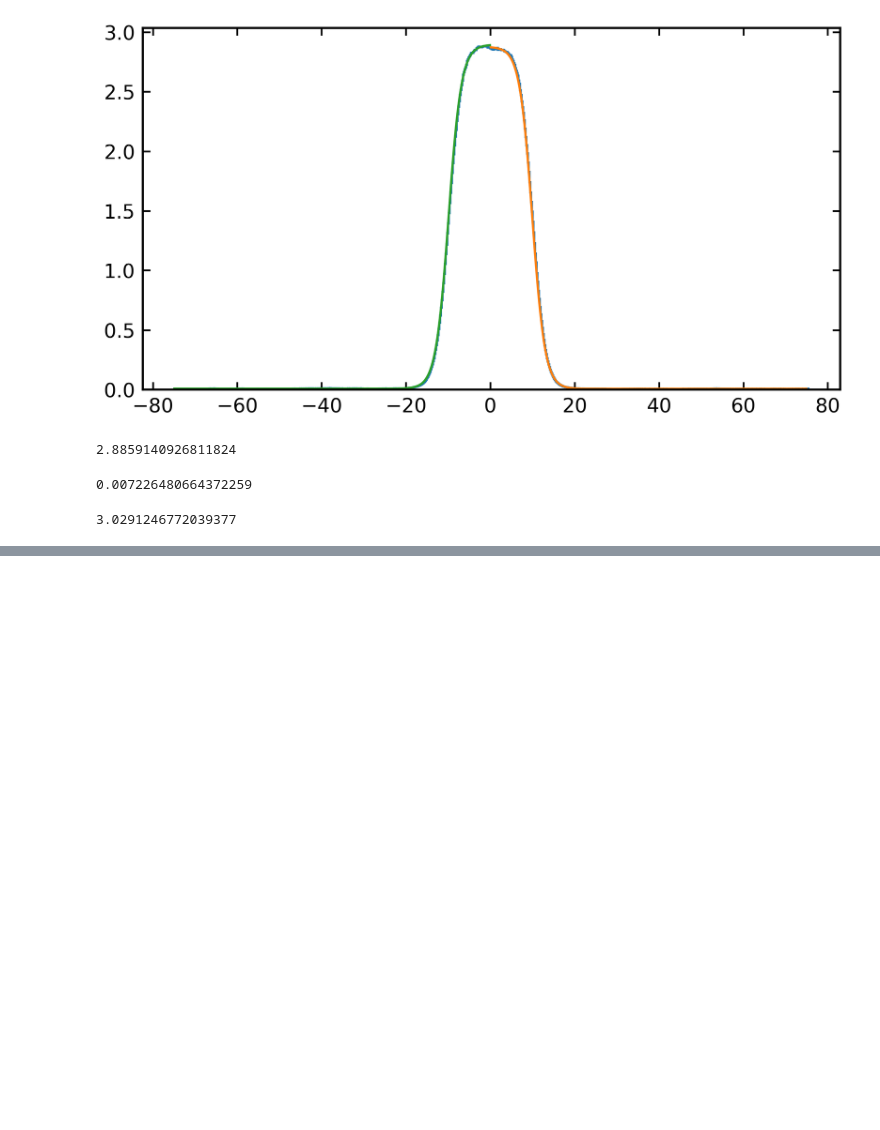
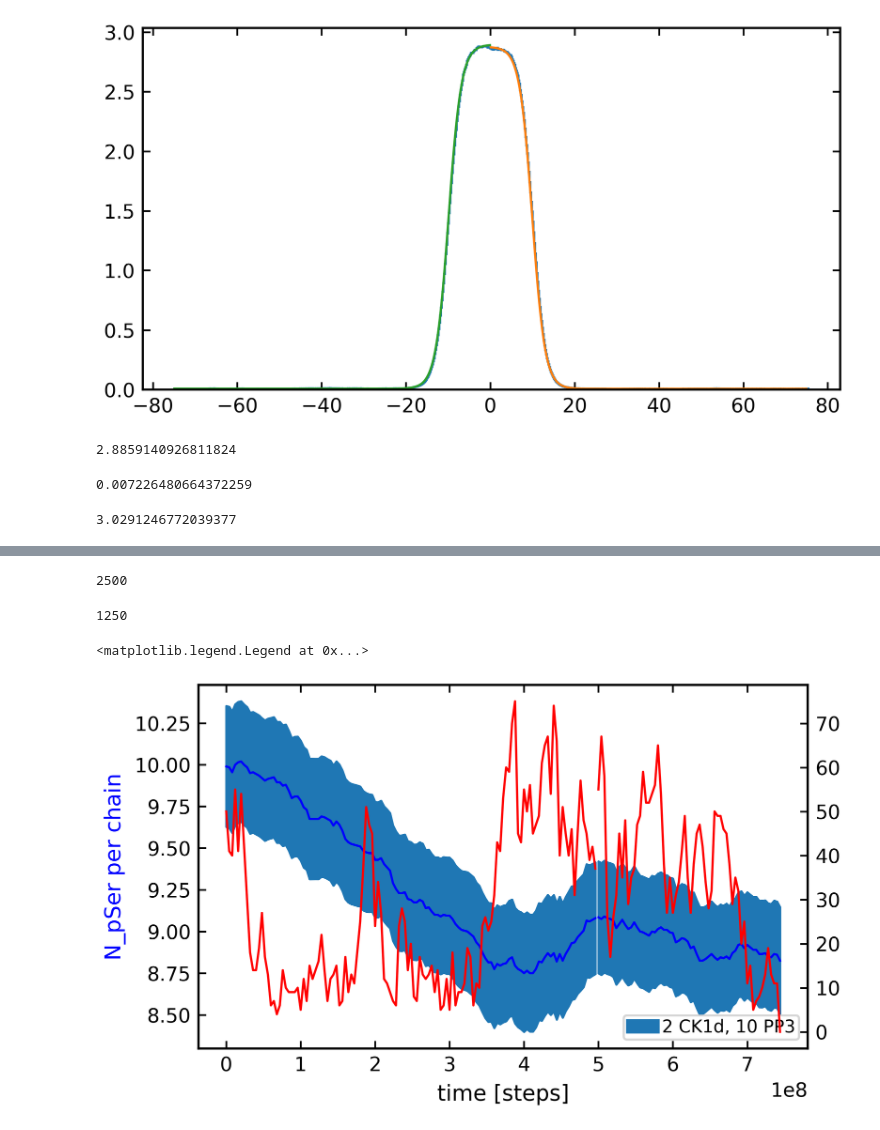
Before and after one commit to ezippo/HPA, a Jupyter notebook: active_droplets.ipynb, the cells around one changed output, grey strips where cells are left out. Cells and saved outputs as stored; diff of their text form; code cells hidden in the pictures; blank space fills up the shorter version.

```diff
--- a/active_droplets.ipynb
+++ b/active_droplets.ipynb
@@ -227,0 +257,50 @@ w
+# %%
+dirpath=path_ss+'search_200-tdp43-lcd_2-ck1d-open_10-pp3/'
+file_suffix='200-tdp43-lcd-2000pSer_2-com-ck1d-open_10-com-pp3_CAL3_search_'
+# %%
+n_chains_arr = np.zeros((len(times_ss)+int(len(times_ss)/2),200))
+with gsd.hoomd.open(dirpath+f'sim1_'+file_suffix+'dump_centered.gsd', 'rb') as input_gsd:
+    print(len(input_gsd))
+    for i, tt in enumerate(tqdm(times_ss)):
+        frame = input_gsd[int(tt)]
+        tmp_nc_5ck1d = hpa.cluster.clusters_size_from_dbscan_pbc_fast(frame, np.array([100,100,100]), n_particles=30800, n_chains=200, eps=1, min_sample=2)/154.
+        n_chains_arr[i] = tmp_nc_5ck1d
+
+with gsd.hoomd.open(dirpath+f'sim1_'+file_suffix+'5us_dump_centered.gsd', 'rb') as input_gsd:
+    print(len(input_gsd))
+    for j, tt in enumerate(tqdm(times_ss[:int(len(times_ss)/2)])):
+        frame = input_gsd[int(tt)]
+        tmp_nc_5ck1d = hpa.cluster.clusters_size_from_dbscan_pbc_fast(frame, np.array([100,100,100]), n_particles=30800, n_chains=200, eps=1, min_sample=2)/154.
+        n_chains_arr[i+j] = tmp_nc_5ck1d
+# %% [output]
+2500
+1250
+# %%
+condensate_size_t = np.max(n_chains_arr, axis=1)
+# %%
+time_step_ss = times_ss*200000
+
+fig, ax1 = plt.subplots(figsize=(5, 3))
+
+# Plot the first array with the primary y-axis
+ax1.plot(time_step_ss, pSer_200_2_10, 'b')
+ax1.fill_between(time_step_ss, pSer_200_2_10-d_pSer_200_2_10, pSer_200_2_10+d_pSer_200_2_10, color='tab:blue', label='2 CK1d, 10 PP3')
+ax1.plot(time_step_ss[:62]+5*10e7, pSer_200_2_10_5us, 'b')
+ax1.fill_between(time_step_ss[:62]+5*10e7, pSer_200_2_10_5us-d_pSer_200_2_10_5us, pSer_200_2_10_5us+d_pSer_200_2_10_5us, color='tab:blue')
+
+ax1.set_xlabel('time [steps]')
+ax1.set_ylabel('N_pSer per chain', color='b')
+
+ax2 = ax1.twinx()
+ax2.plot(time_step_ss, condensate_size_t[:125], 'r')
+ax2.plot(time_step_ss[:62]+5*10e7, condensate_size_t[125:], 'r')
+
+#ax1.set_ylim(3,5)
+#ax1.set_xlim(2*1e8,10*1e8)
+ax1.legend(ncols=2, loc='lower right')
+#filename = '/localscratch/zippoema/project_ness/plots/2-tdp43-lcd_1-ck1d-open_1-pp3/n_pser_in_time_20-tdp43'
+#plt.savefig(filename+'.png', dpi=600)
+#plt.savefig(filename+'.pdf', dpi=600)
+# %% [output]
+<matplotlib.legend.Legend at 0x...>
+[figure, added]
```
Also changed, not shown: parts of 10 cells of this notebook, 5 other files.
